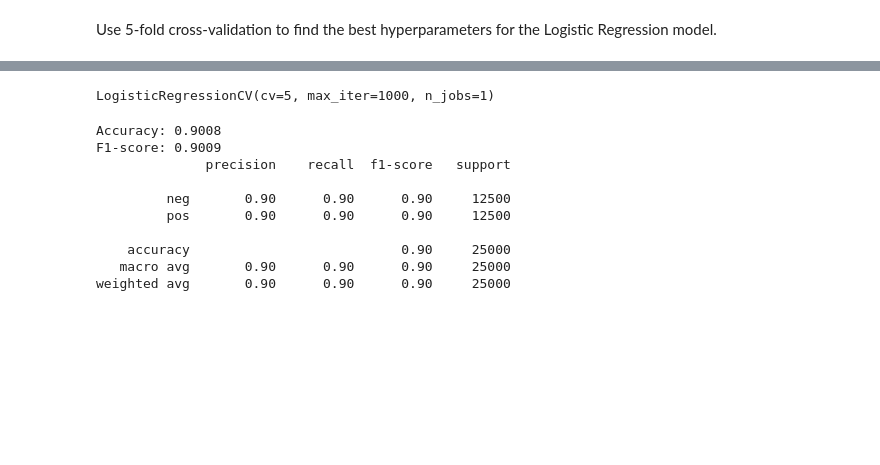
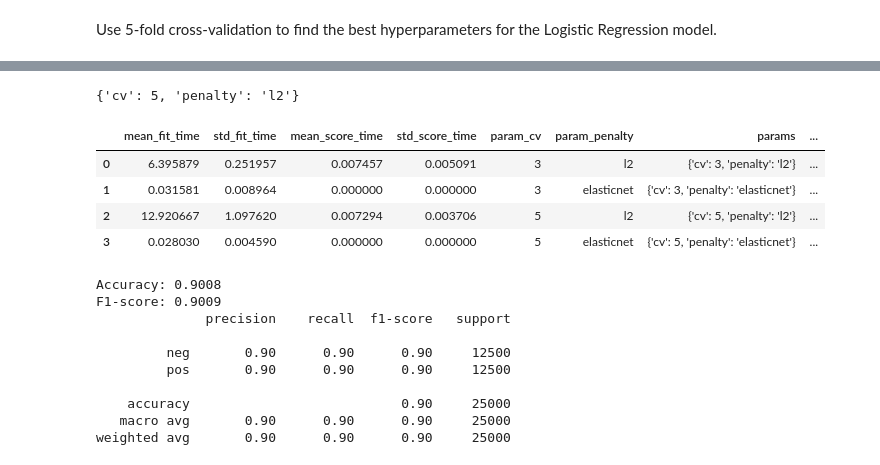
Before and after one commit to adrianprochaska/imdb-text-classification, a Jupyter notebook: notebooks/01_imdb_baseline.ipynb, the cells around one changed output, grey strips where cells are left out. Saved outputs shown, nothing was run; the diff lists cells and outputs as text; code cells hidden in the pictures; blank space fills up the shorter version.

```diff
--- a/notebooks/01_imdb_baseline.ipynb
+++ b/notebooks/01_imdb_baseline.ipynb
@@ -169,9 +169,8 @@ from sklearn.model_selection import GridSearchCV
 from sklearn.linear_model import LogisticRegressionCV
 
 param_grid = {
-    "Cs": [0.1, 1.0, 10.0],
-    "cv": [3, 5, 10],
-    "penalty": ["none", "l2", "elasticnet"],
+    "cv": [3, 5],
+    "penalty": ["l2", "elasticnet"],
 }
 clf_2 = GridSearchCV(LogisticRegressionCV(max_iter=1000, n_jobs=1), param_grid)
 clf_2.fit(X_train, y_train)
@@ -180,8 +199,15 @@ ValueError: Invalid parameter 'C' for estimator LogisticRegressionCV(max_iter=10
+# %%
+clf_2.best_params_
+# %% [output]
+{'cv': 5, 'penalty': 'l2'}
 # %%
-clf_2 = LogisticRegressionCV(max_iter=1000, n_jobs=1, cv=5)
-clf_2.fit(X_train, y_train)
+pd.DataFrame(clf_2.cv_results_)
 # %% [output]
-LogisticRegressionCV(cv=5, max_iter=1000, n_jobs=1)
+|  | mean_fit_time | std_fit_time | mean_score_time | std_score_time | param_cv | param_penalty | params | ... |
+| 0 | 6.395879 | 0.251957 | 0.007457 | 0.005091 | 3 | l2 | {'cv': 3, 'penalty': 'l2'} | ... |
+| 1 | 0.031581 | 0.008964 | 0.000000 | 0.000000 | 3 | elasticnet | {'cv': 3, 'penalty': 'elasticnet'} | ... |
+| 2 | 12.920667 | 1.097620 | 0.007294 | 0.003706 | 5 | l2 | {'cv': 5, 'penalty': 'l2'} | ... |
+| 3 | 0.028030 | 0.004590 | 0.000000 | 0.000000 | 5 | elasticnet | {'cv': 5, 'penalty': 'elasticnet'} | ... |
 # %%
 # validate the model
 y_pred_2 = clf_2.predict(X_test)
```
Also changed, not shown: parts of 2 cells of this notebook.
